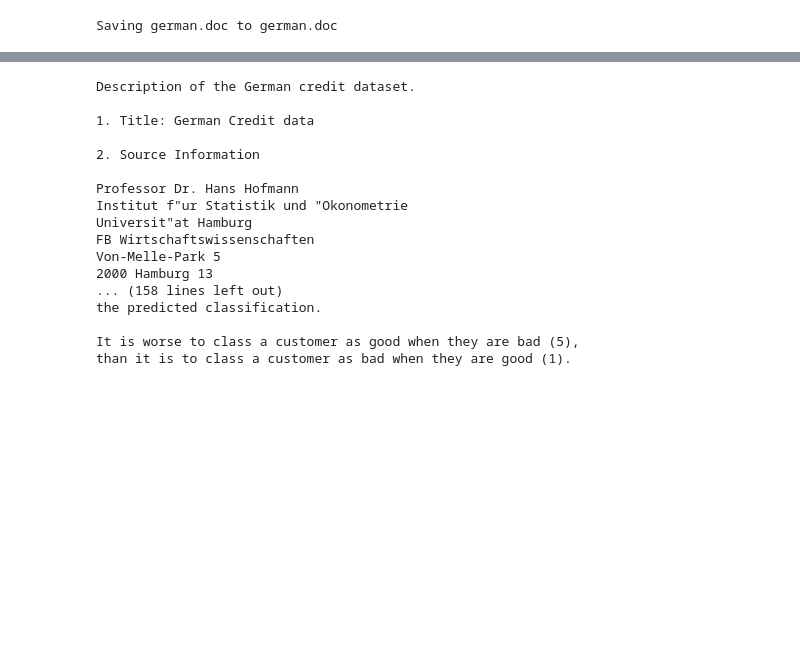
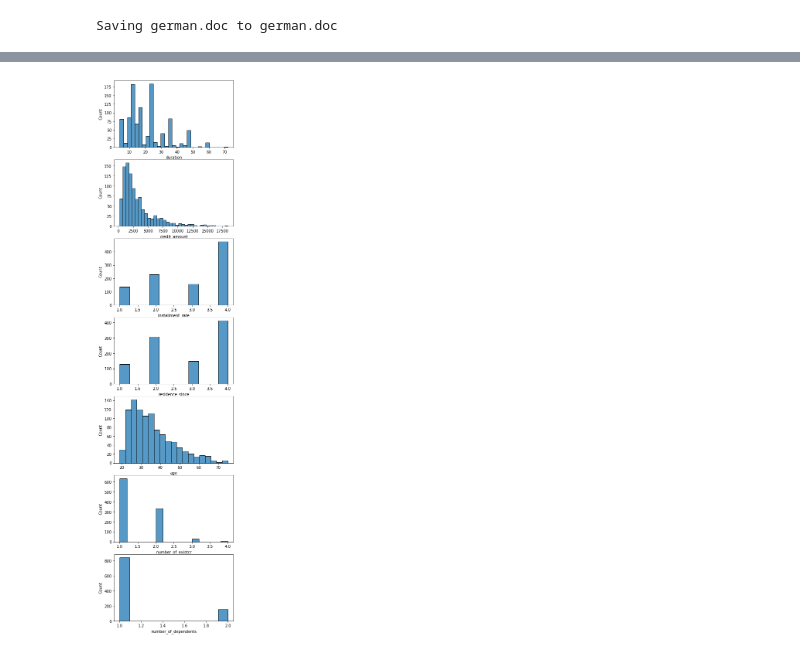
Before and after one commit to shreyansh273/GTx_6501, a Jupyter notebook: Week_4.ipynb, the cells around one changed output, grey strips where cells are left out. Drawn from its saved outputs; the diff is of its cells as text; code cells hidden in the pictures; blank space fills up the shorter version.

```diff
--- a/Week_4.ipynb
+++ b/Week_4.ipynb
@@ -52,22 +97,11 @@ credit.head()
-# %%
-f = open('german.doc')
-german_doc = f.read()
-print(german_doc)
-# %% [output]
-Description of the German credit dataset.
-
-1. Title: German Credit data
-
-2. Source Information
-
-Professor Dr. Hans Hofmann
-Institut f"ur Statistik und "Okonometrie
-Universit"at Hamburg
-FB Wirtschaftswissenschaften
-Von-Melle-Park 5
-2000 Hamburg 13
-... (158 lines left out)
-the predicted classification.
-
-It is worse to class a customer as good when they are bad (5),
-than it is to class a customer as bad when they are good (1).
+# %%
+num_col = ['duration','credit_amount','installment_rate', 'residence_since','age','number_of_existcr','number_of_dependents']
+cat_col = [i for i in credit.columns[0:len(credit.columns)-1] if i not in num_col]
+# %%
+num_rows = len(num_col)
+fig, ax= plt.subplots(num_rows, 1 , figsize=(5,20))
+fig.tight_layout()
+for i in range(num_rows):
+  sns.histplot(x=num_col[i], data=credit, ax=ax[i])
+# %% [output]
+[figure, added]
```
Also changed, not shown: parts of 11 cells of this notebook.
